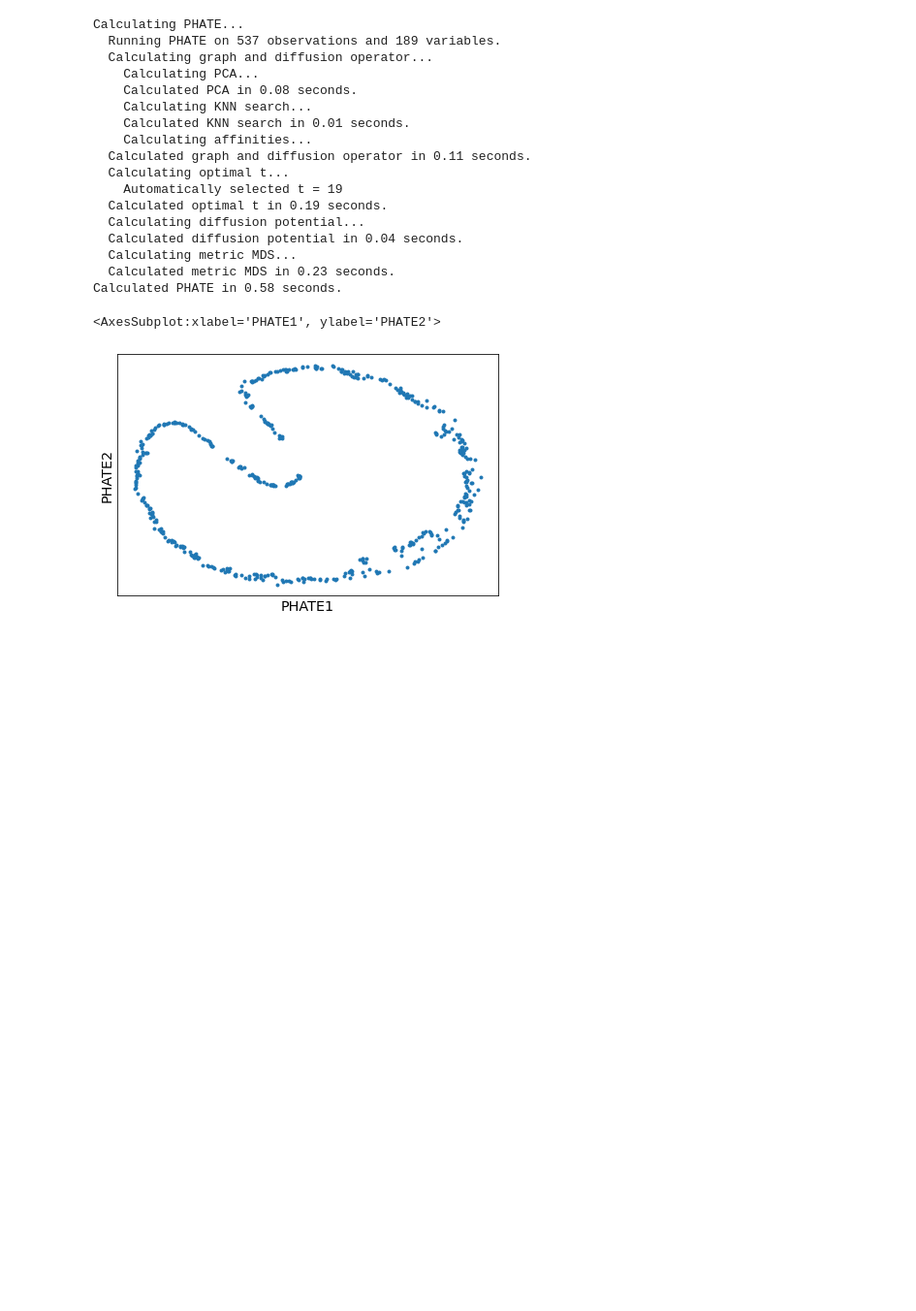
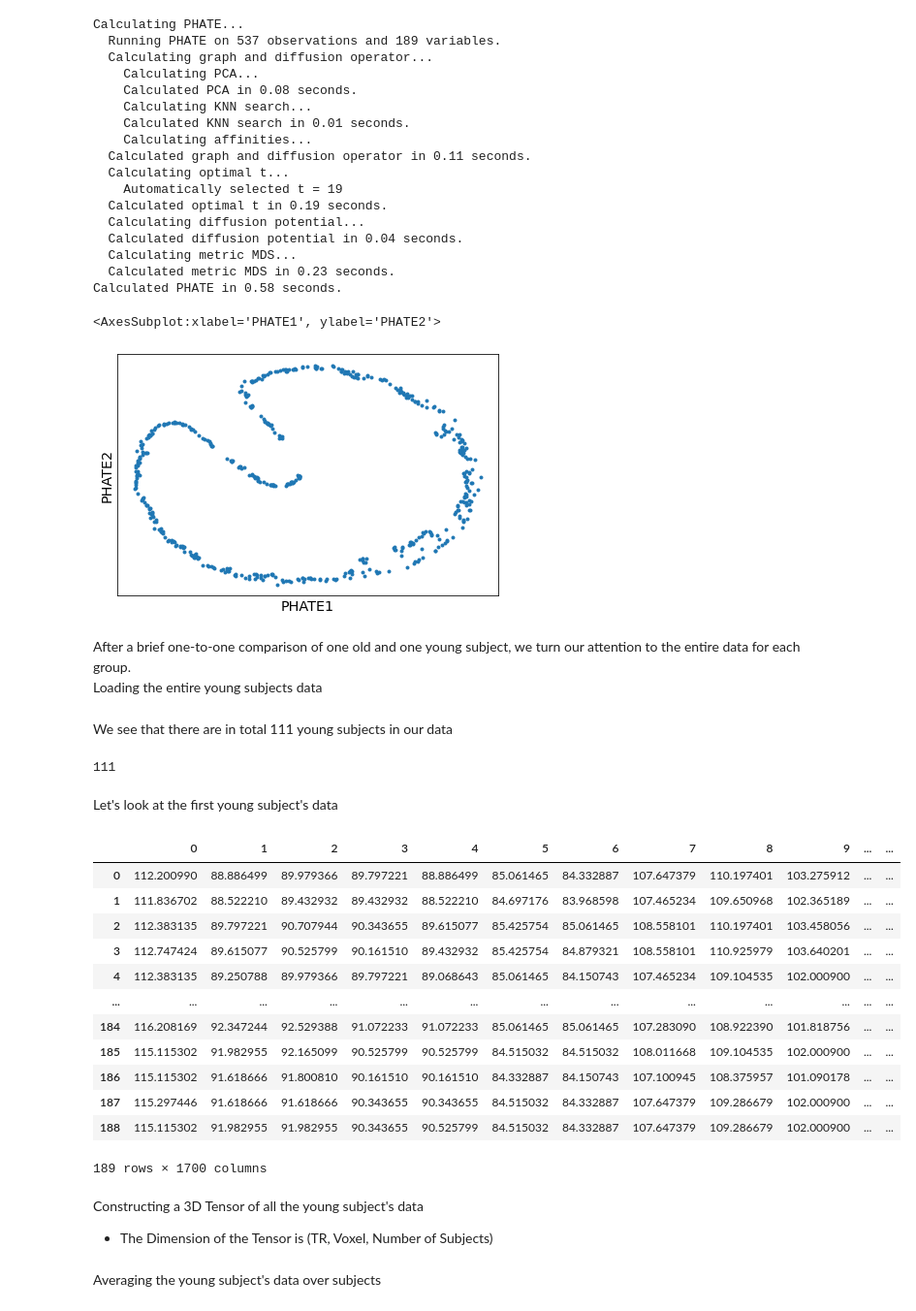
Before and after one commit to RishiDarkDevil/Neural-Uncertainty-Representation, a Jupyter notebook: PHATE.ipynb, the cells around one changed output. Shown at 97% size. Saved outputs shown, nothing was run; the diff lists cells and outputs as text; code cells hidden in the pictures; blank space fills up the shorter version.

```diff
--- a/PHATE.ipynb
+++ b/PHATE.ipynb
@@ -107,3 +108,36 @@ scp.plot.scatter2d(phate_embd, ticks=None, label_prefix='PHATE')
 # %% [output]
 <AxesSubplot:xlabel='PHATE1', ylabel='PHATE2'>
 [figure]
+# %% [markdown]
+After a brief one-to-one comparison of one old and one young subject, we turn our attention to the entire data for each group.\
+Loading the entire young subjects data
+# %%
+data = pd.ExcelFile(r"YOUNG\lOFC.xlsx", engine="openpyxl")
+# %% [markdown]
+We see that there are in total 111 young subjects in our data
+# %%
+len(data.sheet_names)
+# %% [output]
+111
+# %% [markdown]
+Let's look at the first young subject's data
+# %%
+y1_data = data.parse("Sheet1", header=None)
+y1_data
+# %% [output]
+|  | 0 | 1 | 2 | 3 | 4 | 5 | 6 | 7 | 8 | 9 | ... | ... |
+| 0 | 112.200990 | 88.886499 | 89.979366 | 89.797221 | 88.886499 | 85.061465 | 84.332887 | 107.647379 | 110.197401 | 103.275912 | ... | ... |
+| 1 | 111.836702 | 88.522210 | 89.432932 | 89.432932 | 88.522210 | 84.697176 | 83.968598 | 107.465234 | 109.650968 | 102.365189 | ... | ... |
+| 2 | 112.383135 | 89.797221 | 90.707944 | 90.343655 | 89.615077 | 85.425754 | 85.061465 | 108.558101 | 110.197401 | 103.458056 | ... | ... |
+| 3 | 112.747424 | 89.615077 | 90.525799 | 90.161510 | 89.432932 | 85.425754 | 84.879321 | 108.558101 | 110.925979 | 103.640201 | ... | ... |
+| 4 | 112.383135 | 89.250788 | 89.979366 | 89.797221 | 89.068643 | 85.061465 | 84.150743 | 107.465234 | 109.104535 | 102.000900 | ... | ... |
+| ... | ... | ... | ... | ... | ... | ... | ... | ... | ... | ... | ... | ... |
+| 184 | 116.208169 | 92.347244 | 92.529388 | 91.072233 | 91.072233 | 85.061465 | 85.061465 | 107.283090 | 108.922390 | 101.818756 | ... | ... |
+| 185 | 115.115302 | 91.982955 | 92.165099 | 90.525799 | 90.525799 | 84.515032 | 84.515032 | 108.011668 | 109.104535 | 102.000900 | ... | ... |
+| 186 | 115.115302 | 91.618666 | 91.800810 | 90.161510 | 90.161510 | 84.332887 | 84.150743 | 107.100945 | 108.375957 | 101.090178 | ... | ... |
+| 187 | 115.297446 | 91.618666 | 91.618666 | 90.343655 | 90.343655 | 84.515032 | 84.332887 | 107.647379 | 109.286679 | 102.000900 | ... | ... |
+| 188 | 115.115302 | 91.982955 | 91.982955 | 90.343655 | 90.525799 | 84.515032 | 84.332887 | 107.647379 | 109.286679 | 102.000900 | ... | ... |
+189 rows × 1700 columns
+# %% [markdown]
+Constructing a 3D Tensor of all the young subject's data
+- The Dimension of the Tensor is (TR, Voxel, Number of Subjects)
@@ -109,0 +151,2 @@ scp.plot.scatter2d(phate_embd, ticks=None, label_prefix='PHATE')
+# %% [markdown]
+Averaging the young subject's data over subjects
```
Also changed, not shown: parts of 25 cells of this notebook.
